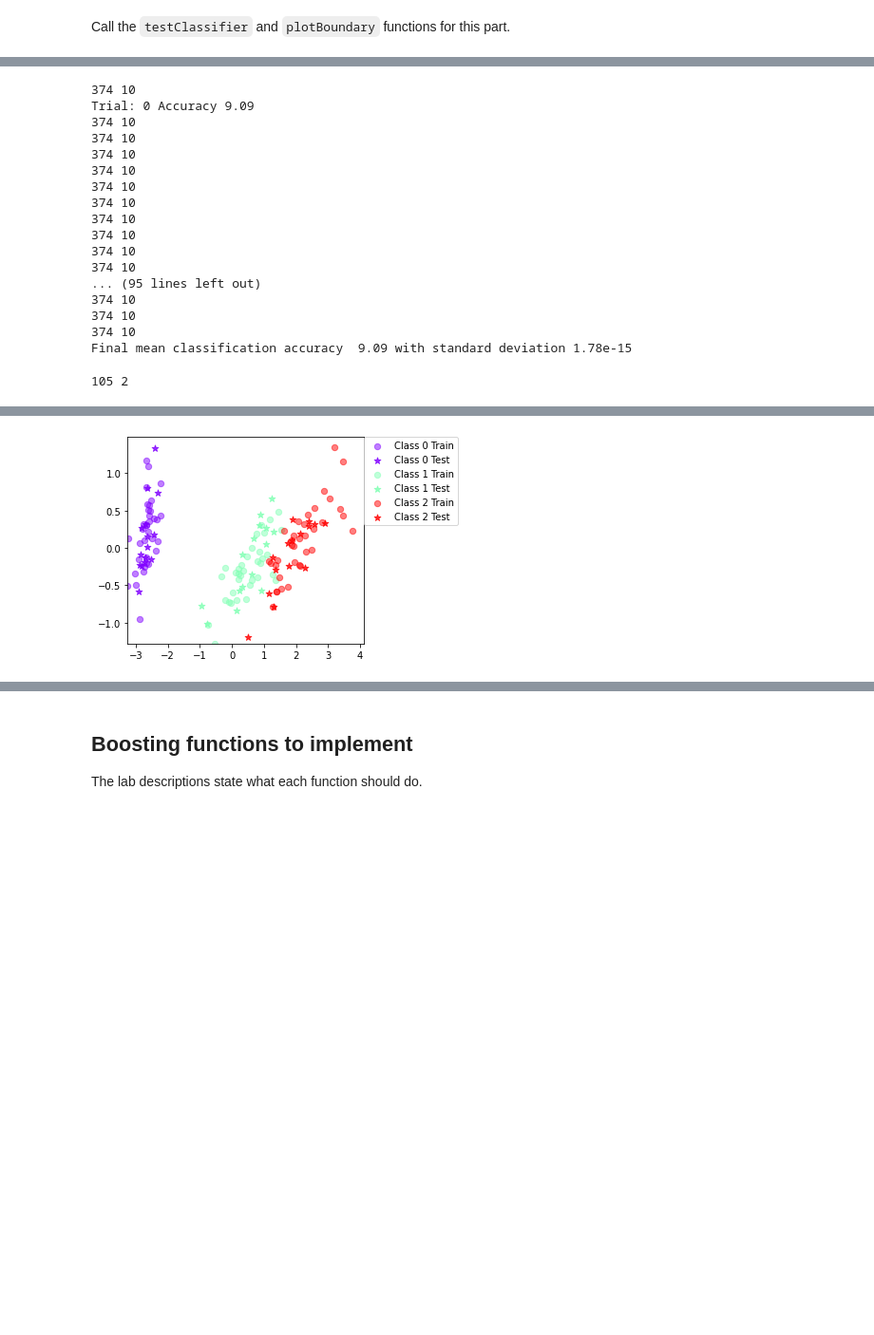
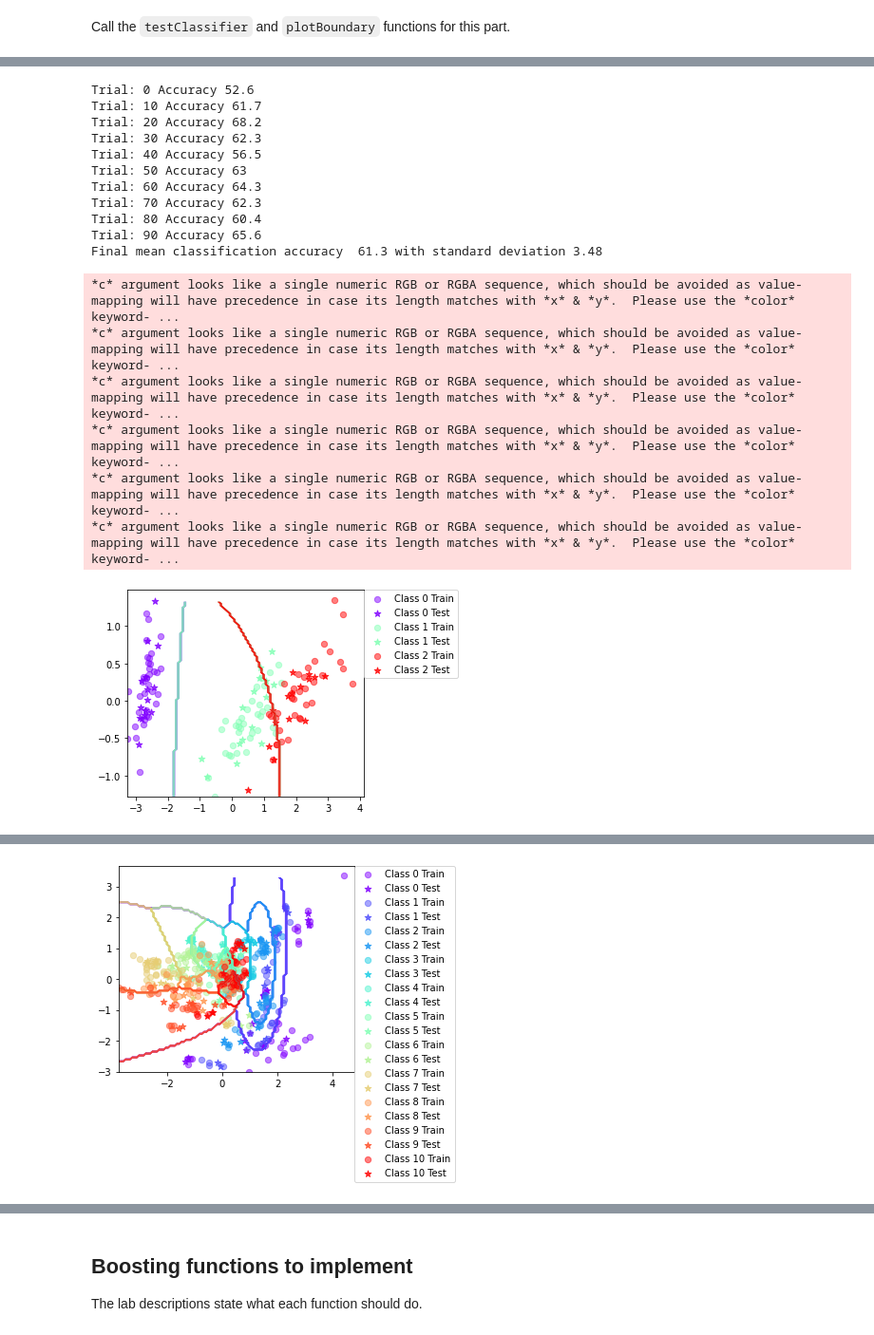
Before and after one commit to basemprince/ML_algorithms, a Jupyter notebook: lab3py/lab3.ipynb, the cells around one changed output, grey strips where cells are left out. Shown at 95% size. Saved outputs shown, nothing was run; the diff lists cells and outputs as text; code cells hidden in the pictures; blank space fills up the shorter version.

```diff
--- a/lab3py/lab3.ipynb
+++ b/lab3py/lab3.ipynb
@@ -39,12 +39,17 @@ def computePrior(labels, W=None):
     Nclasses = np.size(classes)
 
     prior = np.zeros((Nclasses,1))
-
     # TODO: compute the values of prior for each class!
     # ==========================
-
+    n = len(labels)
+    for i,clas in enumerate(classes):
+        j = np.where(labels==clas)[0]
+        w_class = sum(W[j,:])
+        w_tot = sum(W)
+        nK = len(j)
+        #prior[i]= nK/n
+        prior[i]=w_class/w_tot
     # ==========================
-
     return prior
 # %%
 # NOTE: you do not need to handle the W argument for this part!
@@ -58,24 +63,28 @@ def mlParams(X, labels, W=None):
     classes = np.unique(labels)
     Nclasses = np.size(classes)
 
-    if W is None:
-        W = np.ones((Npts,1))/float(Npts)
-
     mu = np.zeros((Nclasses,Ndims))
     sigma = np.zeros((Nclasses,Ndims,Ndims))
     #print(X,labels)
     # TODO: fill in the code to compute mu and sigma!
     # ==========================
-    classes = np.unique(labels)
     for jdx,clas in enumerate(classes):
         idx = np.where(labels==clas)[0]
         xlc = X[idx,:]
         nK = len(xlc)
-        mu[jdx]= np.mean(xlc,axis=0)
-        sigma[jdx] = np.diag((1/nK) * sum((xlc-mu[jdx])**2))
-
+        if W is None:
+            mu[jdx]= np.mean(xlc,axis=0)
+            sigma[jdx] = np.diag((1/nK) * sum((xlc-mu[jdx])**2))
+        else:
+            #W = np.ones((Npts,1))/float(Npts)
+            W_class = W[idx,:]
+            W_class_sum = sum(W_class)
+            mu[jdx]=np.sum(W_class*xlc,axis = 0) / W_class_sum
+            p1 = (xlc - mu[jdx])**2
+            p2 = 1/W_class_sum
+            sigma[jdx] = np.diag(p2 * np.sum(W_class*p1,axis=0))
+            #print(mu)
     # ==========================
-    print(mu)
     return mu, sigma
 # %%
 # in:      X - N x d matrix of M data points
@@ -91,7 +100,17 @@ def classifyBayes(X, prior, mu, sigma):
 
     # TODO: fill in the code to compute the log posterior logProb!
     # ==========================
+    for i,x_star in enumerate(X):
+        for clas in range(Nclasses):
+            sigma_det = np.linalg.det(sigma[clas])
+            p1 = -0.5 * np.log(sigma_det)
+            p2_1 = x_star - mu[clas]
+            sigma_inv = np.linalg.inv(sigma[clas])
+            p2_1_trans = np.transpose(p2_1)
+            p2 = - np.linalg.multi_dot([p2_1,sigma_inv,p2_1_trans])
+            p3 = np.log(prior[clas])
 
+            logProb[clas][i] = p1+p2+p3
     # ==========================
 
     # one possible way of finding max a-posteriori once
@@ -157,28 +165,29 @@ Final mean classification accuracy  33.3 with standard deviation 0
 # %%
 testClassifier(BayesClassifier(), dataset='vowel', split=0.7)
 # %% [output]
-374 10
-Trial: 0 Accuracy 9.09
-374 10
-374 10
-374 10
-374 10
-374 10
-374 10
-374 10
-374 10
-374 10
-374 10
-... (95 lines left out)
-374 10
-374 10
-374 10
-Final mean classification accuracy  9.09 with standard deviation 1.78e-15
+Trial: 0 Accuracy 52.6
+Trial: 10 Accuracy 61.7
+Trial: 20 Accuracy 68.2
+Trial: 30 Accuracy 62.3
+Trial: 40 Accuracy 56.5
+Trial: 50 Accuracy 63
+Trial: 60 Accuracy 64.3
+Trial: 70 Accuracy 62.3
+Trial: 80 Accuracy 60.4
+Trial: 90 Accuracy 65.6
+Final mean classification accuracy  61.3 with standard deviation 3.48
 # %%
 %matplotlib inline
 plotBoundary(BayesClassifier(), dataset='iris',split=0.7)
+plotBoundary(BayesClassifier(), dataset='vowel',split=0.7)
 # %% [output]
-105 2
+*c* argument looks like a single numeric RGB or RGBA sequence, which should be avoided as value-mapping will have precedence in case its length matches with *x* & *y*.  Please use the *color* keyword- ...
+*c* argument looks like a single numeric RGB or RGBA sequence, which should be avoided as value-mapping will have precedence in case its length matches with *x* & *y*.  Please use the *color* keyword- ...
+*c* argument looks like a single numeric RGB or RGBA sequence, which should be avoided as value-mapping will have precedence in case its length matches with *x* & *y*.  Please use the *color* keyword- ...
+*c* argument looks like a single numeric RGB or RGBA sequence, which should be avoided as value-mapping will have precedence in case its length matches with *x* & *y*.  Please use the *color* keyword- ...
+*c* argument looks like a single numeric RGB or RGBA sequence, which should be avoided as value-mapping will have precedence in case its length matches with *x* & *y*.  Please use the *color* keyword- ...
+*c* argument looks like a single numeric RGB or RGBA sequence, which should be avoided as value-mapping will have precedence in case its length matches with *x* & *y*.  Please use the *color* keyword- ...
+[figure, new version]
 *c* argument looks like a single numeric RGB or RGBA sequence, which should be avoided as value-mapping will have precedence in case its length matches with *x* & *y*.  Please use the *color* keyword- ...
 *c* argument looks like a single numeric RGB or RGBA sequence, which should be avoided as value-mapping will have precedence in case its length matches with *x* & *y*.  Please use the *color* keyword- ...
 *c* argument looks like a single numeric RGB or RGBA sequence, which should be avoided as value-mapping will have precedence in case its length matches with *x* & *y*.  Please use the *color* keyword- ...
@@ -188 +208 @@ plotBoundary(BayesClassifier(), dataset='iris',split=0.7)
-[figure, old version]
+[figure, added]
```
Also changed, not shown: parts of 10 cells of this notebook, 1 other file.
